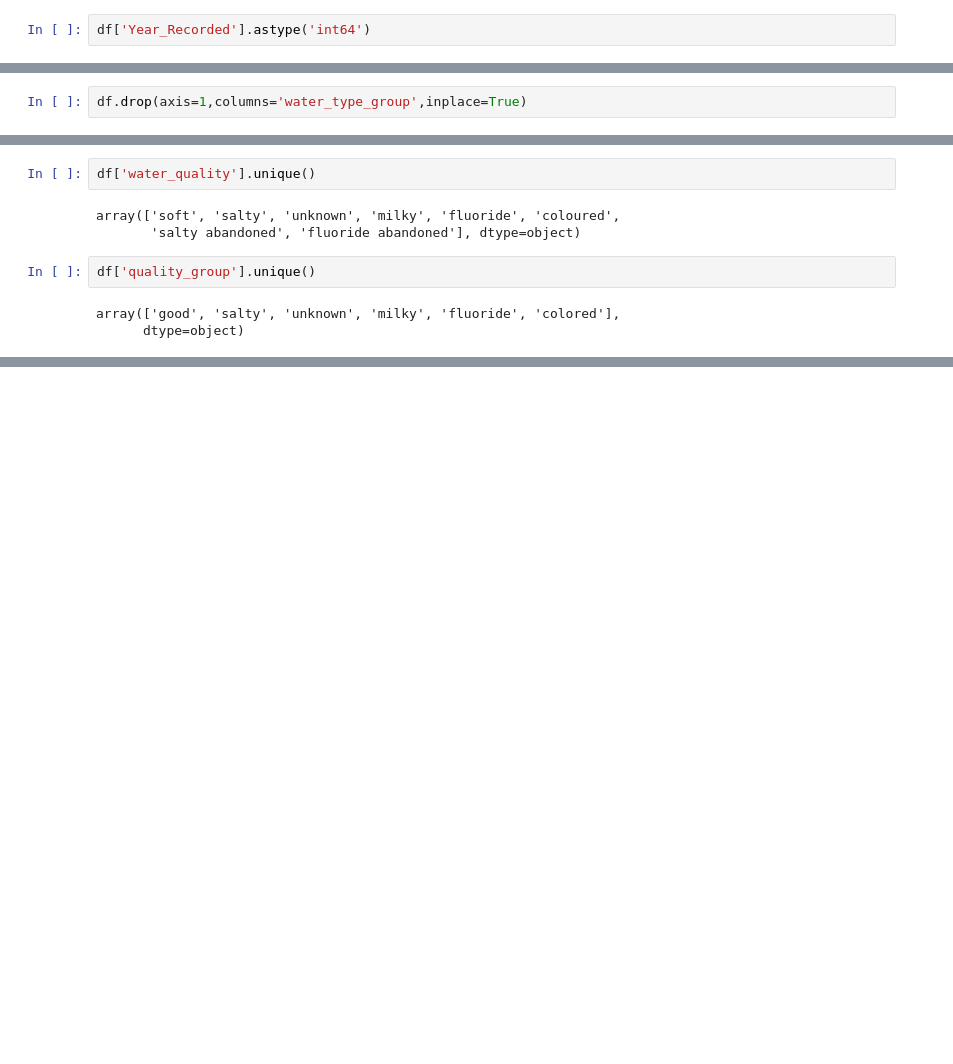
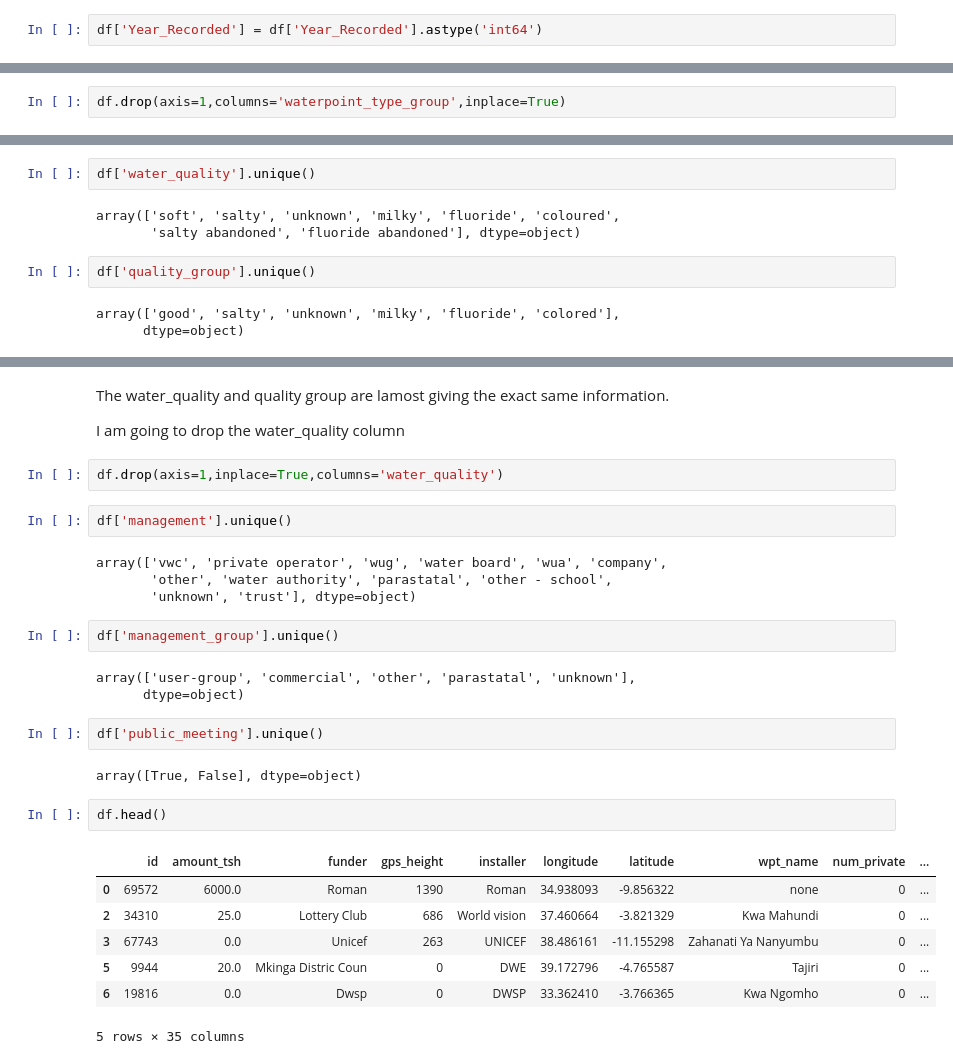
Before and after one commit to FrancisNdirangu/Pump_it_up_Dataset, a Jupyter notebook: notebook.ipynb, the cells around one changed output, grey strips where cells are left out. Cells and saved outputs as stored; diff of their text form; blank space fills up the shorter version.

```diff
--- a/notebook.ipynb
+++ b/notebook.ipynb
@@ -192,4 +192,4 @@ df[['date_recorded','Year_Recorded']]
 | 59399 | 2011-03-23 | 2011 |
 48288 rows × 2 columns
 # %%
-df['Year_Recorded'].astype('int64')
+df['Year_Recorded'] = df['Year_Recorded'].astype('int64')
@@ -321,7 +294,7 @@ The waterpoint_type column has a few more unique values.
 
 We will drop the waterpoint_type_group column
 # %%
-df.drop(axis=1,columns='water_type_group',inplace=True)
+df.drop(axis=1,columns='waterpoint_type_group',inplace=True)
 # %%
 df['quantity'].unique()
 # %% [output]
@@ -456,0 +429,31 @@ array(['good', 'salty', 'unknown', 'milky', 'fluoride', 'colored'],
+# %% [markdown]
+The water_quality and quality group are lamost giving the exact same information.
+
+I am going to drop the water_quality column
+# %%
+df.drop(axis=1,inplace=True,columns='water_quality')
+# %%
+df['management'].unique()
+# %% [output]
+array(['vwc', 'private operator', 'wug', 'water board', 'wua', 'company',
+       'other', 'water authority', 'parastatal', 'other - school',
+       'unknown', 'trust'], dtype=object)
+# %%
+df['management_group'].unique()
+# %% [output]
+array(['user-group', 'commercial', 'other', 'parastatal', 'unknown'],
+      dtype=object)
+# %%
+df['public_meeting'].unique()
+# %% [output]
+array([True, False], dtype=object)
+# %%
+df.head()
+# %% [output]
+|  | id | amount_tsh | funder | gps_height | installer | longitude | latitude | wpt_name | num_private | ... |
+| 0 | 69572 | 6000.0 | Roman | 1390 | Roman | 34.938093 | -9.856322 | none | 0 | ... |
+| 2 | 34310 | 25.0 | Lottery Club | 686 | World vision | 37.460664 | -3.821329 | Kwa Mahundi | 0 | ... |
+| 3 | 67743 | 0.0 | Unicef | 263 | UNICEF | 38.486161 | -11.155298 | Zahanati Ya Nanyumbu | 0 | ... |
+| 5 | 9944 | 20.0 | Mkinga Distric Coun | 0 | DWE | 39.172796 | -4.765587 | Tajiri | 0 | ... |
+| 6 | 19816 | 0.0 | Dwsp | 0 | DWSP | 33.362410 | -3.766365 | Kwa Ngomho | 0 | ... |
+5 rows × 35 columns
```
Also changed, not shown: parts of 17 cells of this notebook.
